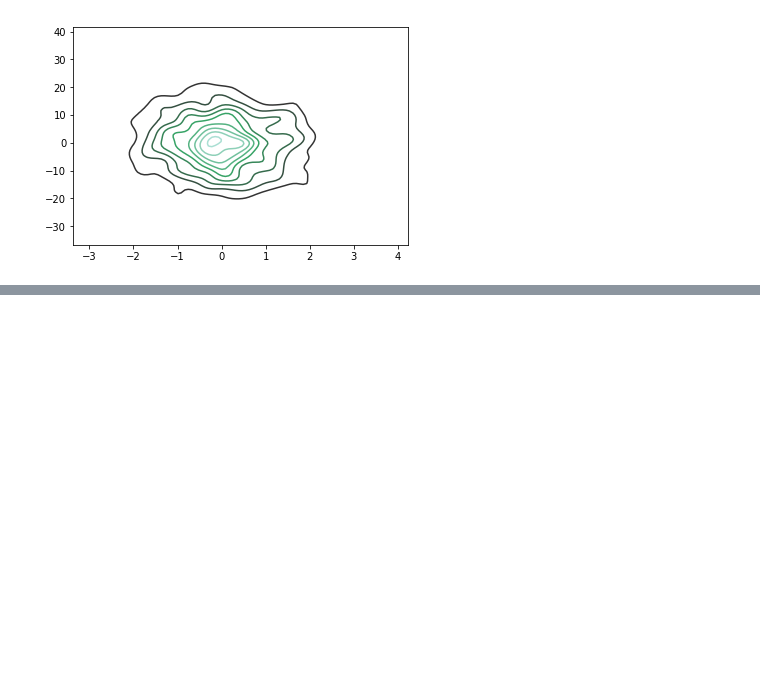
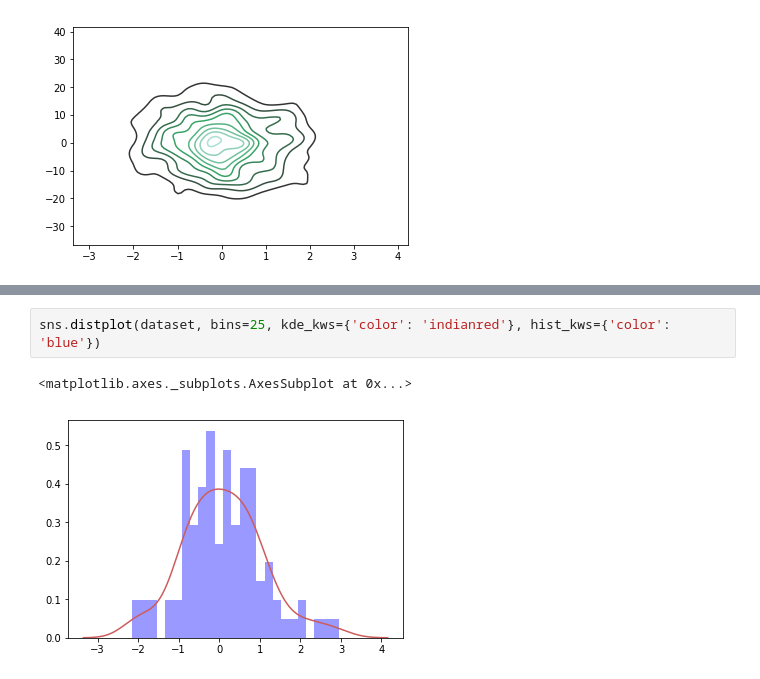
Before and after one commit to aki-06/Data_Science, a Jupyter notebook: 20180506_データの可視化.ipynb, the cells around one changed output, grey strips where cells are left out. Cells and saved outputs as stored; diff of their text form; blank space fills up the shorter version.

```diff
--- a/20180506_データの可視化.ipynb
+++ b/20180506_データの可視化.ipynb
@@ -195,0 +220,5 @@ sns.kdeplot(df, bw='silverman')
+# %%
+sns.distplot(dataset, bins=25, kde_kws={'color': 'indianred'}, hist_kws={'color': 'blue'})
+# %% [output]
+<matplotlib.axes._subplots.AxesSubplot at 0x...>
+[figure, added]
```
Also changed, not shown: parts of 6 cells of this notebook.
